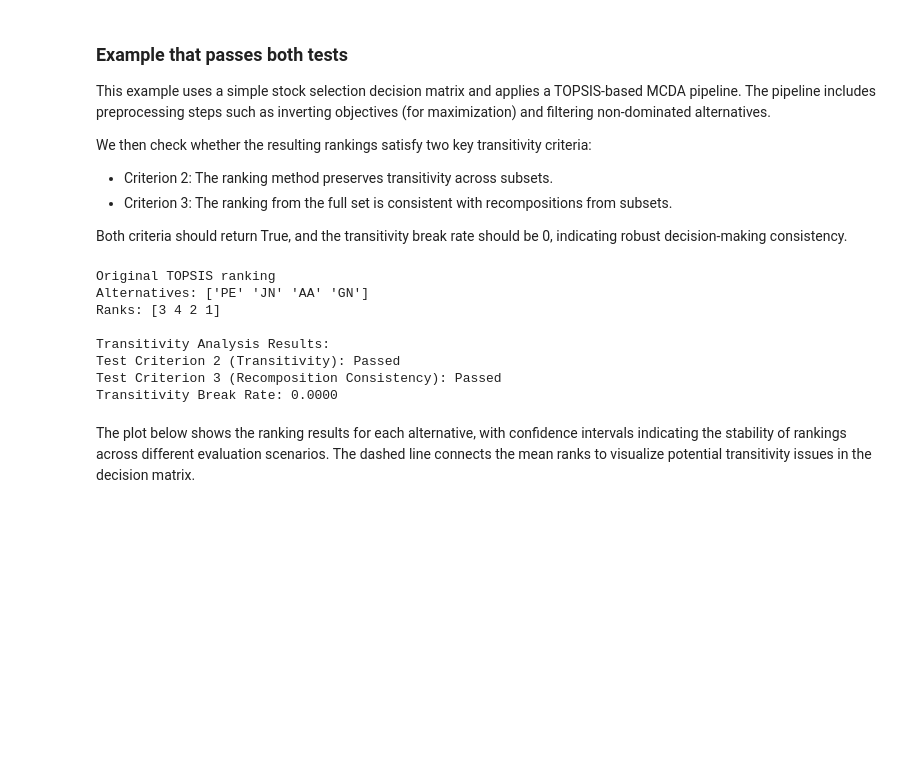
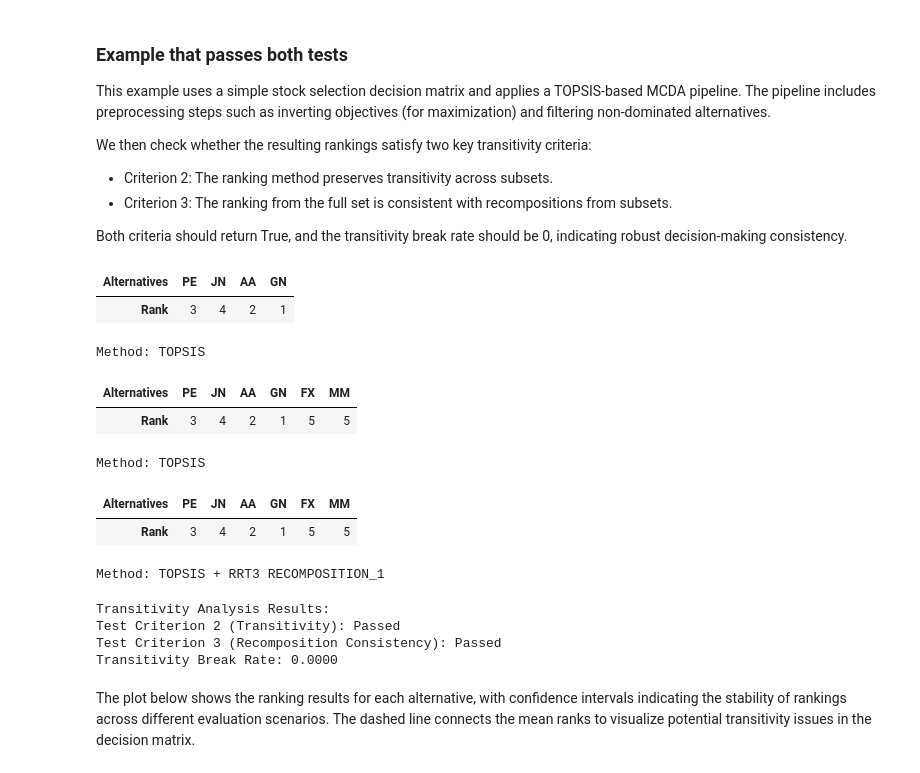
Before and after one commit to quatrope/scikit-criteria, a Jupyter notebook: docs/source/tutorial/rankrev.ipynb, the cells around one changed output. Saved outputs shown, nothing was run; the diff lists cells and outputs as text; code cells hidden in the pictures; blank space fills up the shorter version.

```diff
--- a/docs/source/tutorial/rankrev.ipynb
+++ b/docs/source/tutorial/rankrev.ipynb
@@ -177,45 +220,50 @@ Both criteria should return True, and the transitivity break rate should be 0, i
 # %%
 # Create a decision matrix for energy alternatives
 dm = skc.datasets.load_simple_stock_selection()
 
 # Define TOPSIS pipeline
-ws_pipe = mkpipe(
-    InvertMinimize(),
-    FilterNonDominated(),
-    TOPSIS()
-)
+dmaker = mkpipe(InvertMinimize(),
+                FilterNonDominated(),
+                TOPSIS())
 
 # Get original ranking
-original_result = ws_pipe.evaluate(dm)
-print("Original TOPSIS ranking")
-print(f"Alternatives: {original_result.alternatives}")
-print(f"Ranks: {original_result.rank_}")
+original_result = dmaker.evaluate(dm)
+display(original_result)
 
 # Create the transitivity checker
-checker = TransitivityChecker(ws_pipe,
-                              allow_missing_alternatives=True,
-                              max_ranks=1000)
+checker = TransitivityChecker(
+    dmaker,
+    allow_missing_alternatives=True,
+    max_ranks=1000
+)
 
 # Run the transitivity evaluation
 results = checker.evaluate(dm=dm)
+display(results['Original'])
+display(results['Recomposition1'])
 
 print("\nTransitivity Analysis Results:")
 print(f"Test Criterion 2 (Transitivity): {results.extra_['test_criterion_2']}")
 print(
     f"Test Criterion 3 (Recomposition Consistency): {results.extra_['test_criterion_3']}"
 )
 print(
     f"Transitivity Break Rate: {results.extra_['transitivity_break_rate']:.4f}"
 )
 # %% [output]
+| Alternatives | PE | JN | AA | GN |
+| Rank | 3 | 4 | 2 | 1 |
-Original TOPSIS ranking
-Alternatives: ['PE' 'JN' 'AA' 'GN']
-Ranks: [3 4 2 1]
-
-Transitivity Analysis Results:
-Test Criterion 2 (Transitivity): Passed
-Test Criterion 3 (Recomposition Consistency): Passed
-Transitivity Break Rate: 0.0000
+Method: TOPSIS
+| Alternatives | PE | JN | AA | GN | FX | MM |
+| Rank | 3 | 4 | 2 | 1 | 5 | 5 |
+Method: TOPSIS
+| Alternatives | PE | JN | AA | GN | FX | MM |
+| Rank | 3 | 4 | 2 | 1 | 5 | 5 |
+Method: TOPSIS + RRT3 RECOMPOSITION_1
+Transitivity Analysis Results:
+Test Criterion 2 (Transitivity): Passed
+Test Criterion 3 (Recomposition Consistency): Passed
+Transitivity Break Rate: 0.0000
 # %% [markdown]
 The plot below shows the ranking results for each alternative, with confidence intervals indicating the stability of rankings across different evaluation scenarios. The dashed line connects the mean ranks to visualize potential transitivity issues in the decision matrix.
 # %%
```
Also changed, not shown: parts of 18 cells of this notebook.
